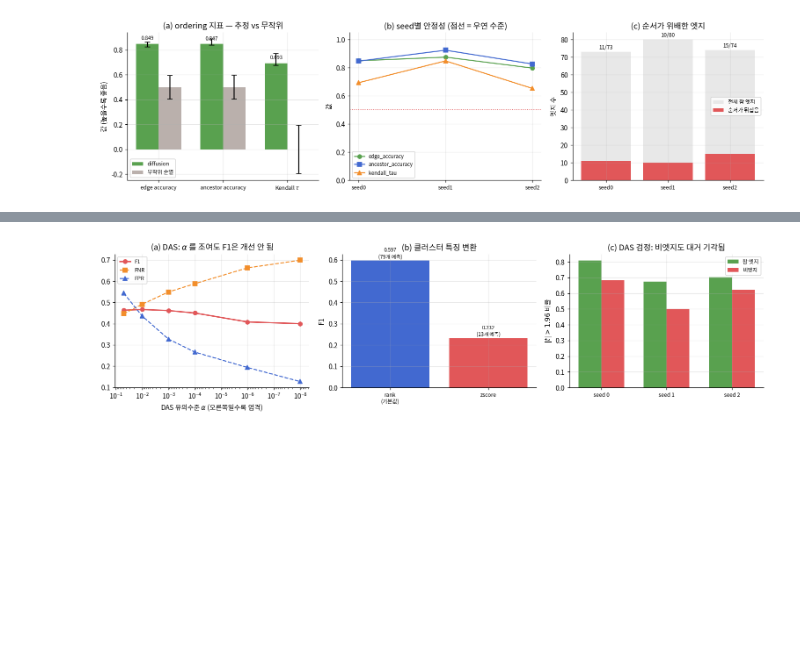
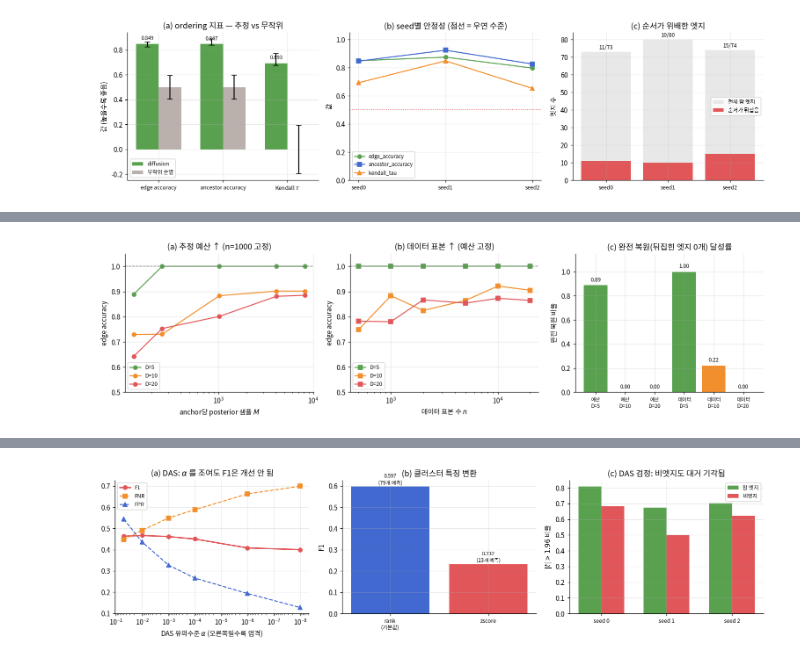
Before and after one commit to hkkwon0922/nonparametric_graphical_diffusion, a Jupyter notebook: main.ipynb, the cells around one changed output, grey strips where cells are left out. Drawn from its saved outputs; the diff is of its cells as text; code cells hidden in the pictures; blank space fills up the shorter version.

```diff
--- a/main.ipynb
+++ b/main.ipynb
@@ -1080,0 +1154,51 @@ fig.tight_layout(); plt.show()
+# %%
+fig, axes = plt.subplots(1, 3, figsize=(14, 3.9))
+cols = {5: "#59a14f", 10: "#f28e2b", 20: "#e15759"}
+
+# (a) 예산 축
+ax = axes[0]
+for d in (5, 10, 20):
+    rs = [r for r in SC["budget_rows"] if r["num_nodes"] == d]
+    g = collections.defaultdict(list)
+    for r in rs:
+        g[r["posterior_samples"]].append(r["edge_accuracy"])
+    xs = sorted(g)
+    ax.plot(xs, [np.mean(g[x]) for x in xs], "o-", color=cols[d], label=f"D={d}")
+ax.axhline(1.0, color="gray", ls="--", lw=1)
+ax.set_xscale("log"); ax.set_ylim(0.5, 1.05)
+ax.set_xlabel("anchor당 posterior 샘플 $M$"); ax.set_ylabel("edge accuracy")
+ax.set_title("(a) 추정 예산 ↑ (n=1000 고정)"); ax.legend(fontsize=8)
+
+# (b) 데이터 축
+ax = axes[1]
+for d in (5, 10, 20):
+    rs = [r for r in SC["data_rows"] if r["num_nodes"] == d]
+    g = collections.defaultdict(list)
+    for r in rs:
+        g[r["n"]].append(r["edge_accuracy"])
+    xs = sorted(g)
+    ax.plot(xs, [np.mean(g[x]) for x in xs], "s-", color=cols[d], label=f"D={d}")
+ax.axhline(1.0, color="gray", ls="--", lw=1)
+ax.set_xscale("log"); ax.set_ylim(0.5, 1.05)
+ax.set_xlabel("데이터 표본 수 $n$"); ax.set_ylabel("edge accuracy")
+ax.set_title("(b) 데이터 표본 ↑ (예산 고정)"); ax.legend(fontsize=8)
+
+# (c) perfect recovery 비율
+ax = axes[2]
+labels, vals, cs = [], [], []
+for axis_name, key in (("예산", "budget"), ("데이터", "data")):
+    for d in (5, 10, 20):
+        v = SC["verdict"][f"{key}_D{d}"]
+        labels.append(axis_name + chr(10) + f"D={d}")
+        vals.append(v["num_perfect"] / v["num_runs"])
+        cs.append(cols[d])
+ax.bar(range(len(vals)), vals, color=cs)
+ax.set_xticks(range(len(vals))); ax.set_xticklabels(labels, fontsize=7.5)
+ax.set_ylim(0, 1.15); ax.set_ylabel("완전 복원 비율")
+ax.set_title("(c) 완전 복원(뒤집힌 엣지 0개) 달성률")
+for i, v in enumerate(vals):
+    ax.text(i, v + 0.03, f"{v:.2f}", ha="center", fontsize=8)
+
+fig.tight_layout(); plt.show()
+# %% [output]
+[figure, added]
```
Also changed, not shown: parts of 6 cells of this notebook, 4 other files.
